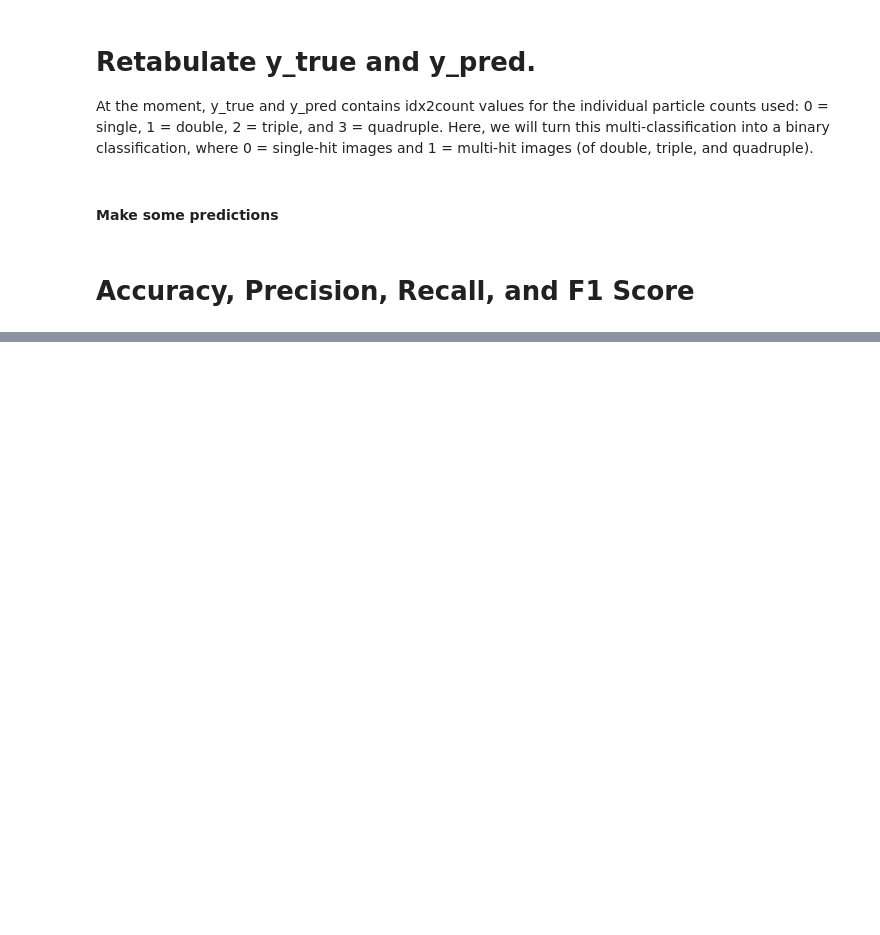
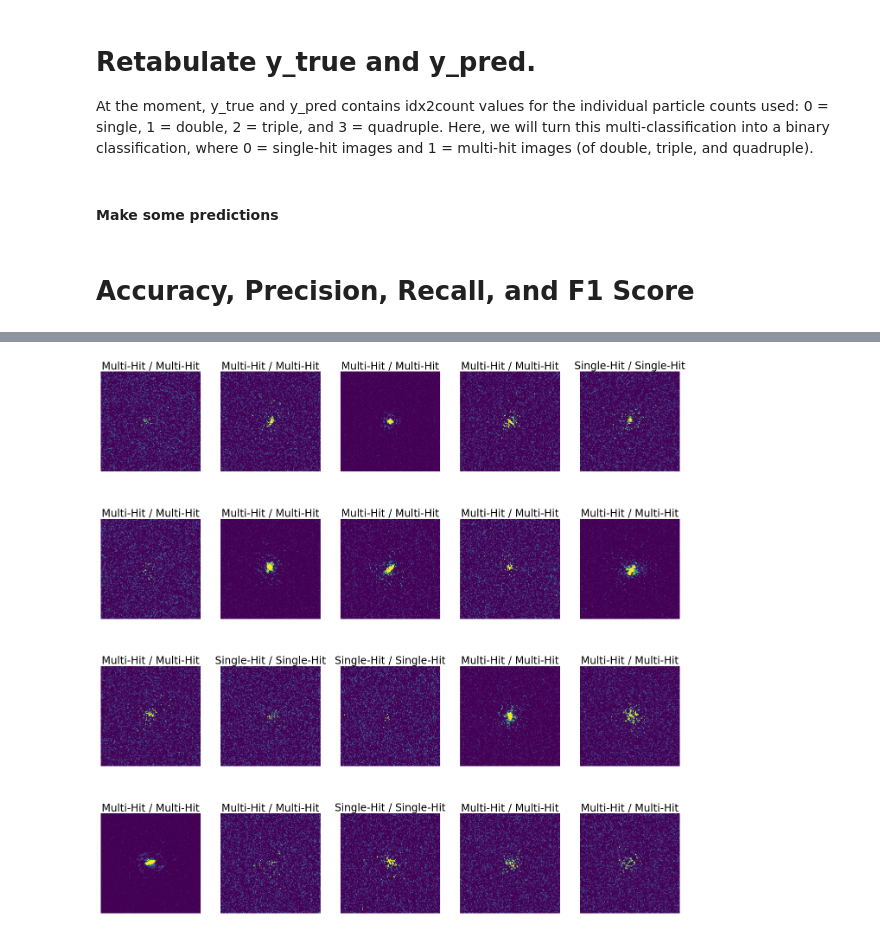
Before and after one commit to chuckie82/DeepProjection, a Jupyter notebook: examples/twin_network_for_diffraction.ipynb, the cells around one changed output, grey strips where cells are left out. Cells and saved outputs as stored; diff of their text form; code cells hidden in the pictures; blank space fills up the shorter version.

```diff
--- a/examples/twin_network_for_diffraction.ipynb
+++ b/examples/twin_network_for_diffraction.ipynb
@@ -993,0 +1083,81 @@ F1 Score: 0.9824561403508771
+# %%
+%matplotlib inline
+import matplotlib.pyplot as plt
+import matplotlib.image as mpimg
+from PIL import Image
+import numpy as np
+
+import matplotlib as mpl
+import matplotlib.pyplot as plt
+import matplotlib.font_manager as fm
+import numpy as np
+from textwrap import wrap
+from pylab import cm
+
+# Edit the font, font size, and axes width
+mpl.rcParams['font.family'] = 'Avenir'
+plt.rcParams['font.size'] = 20
+plt.rcParams['axes.linewidth'] = 0
+
+# Images
+imgs = x_test[1][20:40]
+predictions = y_pred[20:40]
+true_values = y_true[20:40]
+print(predictions)
+
+nrows = 4
+ncols = 5
+fig, axs = plt.subplots(nrows=nrows, ncols=ncols)
+fig.set_size_inches((24, 24))
+
+curr_row = 0
+curr_col = 0
+idx = 0
+for img in imgs:
+
+    str_classified_label = ''
+    str_true_label = ''
+
+    if (predictions[idx] == 0):
+        # Single-hit classified
+        str_classified_label = 'Single-Hit'
+    else:
+        # Multi-hit classified
+        str_classified_label = 'Multi-Hit'
+
+
+    if (true_values[idx] == 0):
+        # Single-hit true
+        str_true_label = 'Single-Hit'
+    else:
+        # Multi-hit true
+        str_true_label = 'Multi-Hit'
+
+
+    idx = idx + 1
+
+    axs[curr_row, curr_col].set_title(str_classified_label + ' / ' + str_true_label)
+
+    # set visibility of x-axis as False
+    xax = axs[curr_row, curr_col].axes.get_xaxis()
+    xax = xax.set_visible(False)
+
+    # set visibility of y-axis as False
+    yax = axs[curr_row, curr_col].axes.get_yaxis()
+    yax = yax.set_visible(False)
+
+    axs[curr_row, curr_col].imshow(np.reshape(img, (dim_r, dim_c)), vmin=0, vmax=5)
+
+    curr_col = curr_col + 1
+
+    if (curr_col == ncols):
+        curr_col = 0
+        curr_row = curr_row + 1
+    else:
+        pass
+
+image_name = 'classified_images.png'
+plt.savefig(image_name, dpi=300, transparent=False, bbox_inches='tight')
+
+plt.show()
+# %% [output]
@@ -993,0 +1165 @@ F1 Score: 0.9824561403508771
+[figure, added]
```
Also changed, not shown: parts of 20 cells of this notebook.
